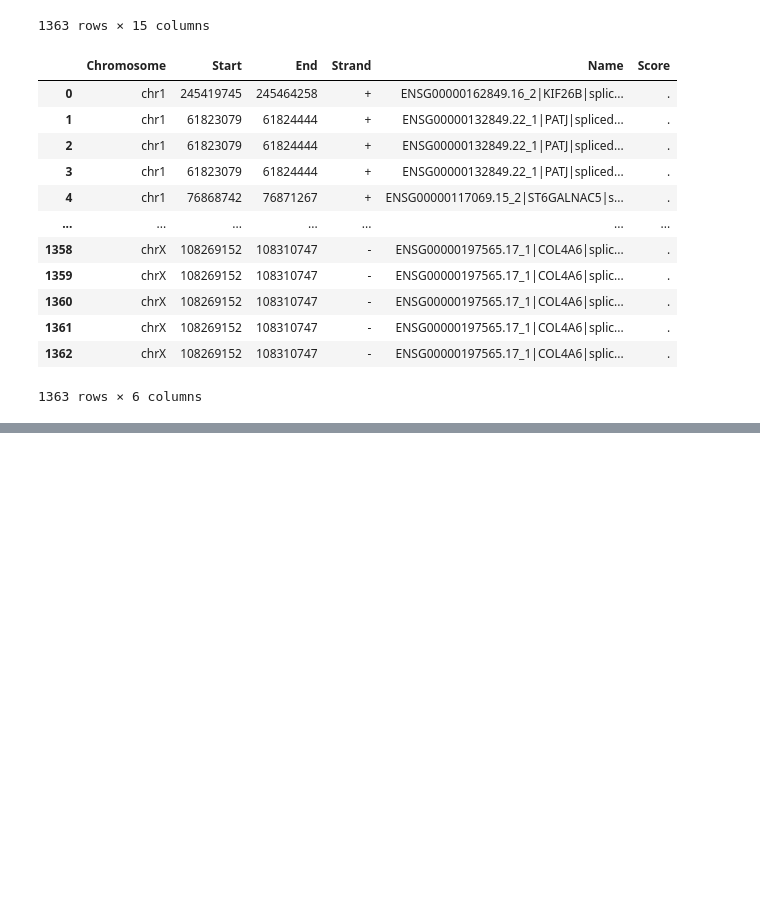
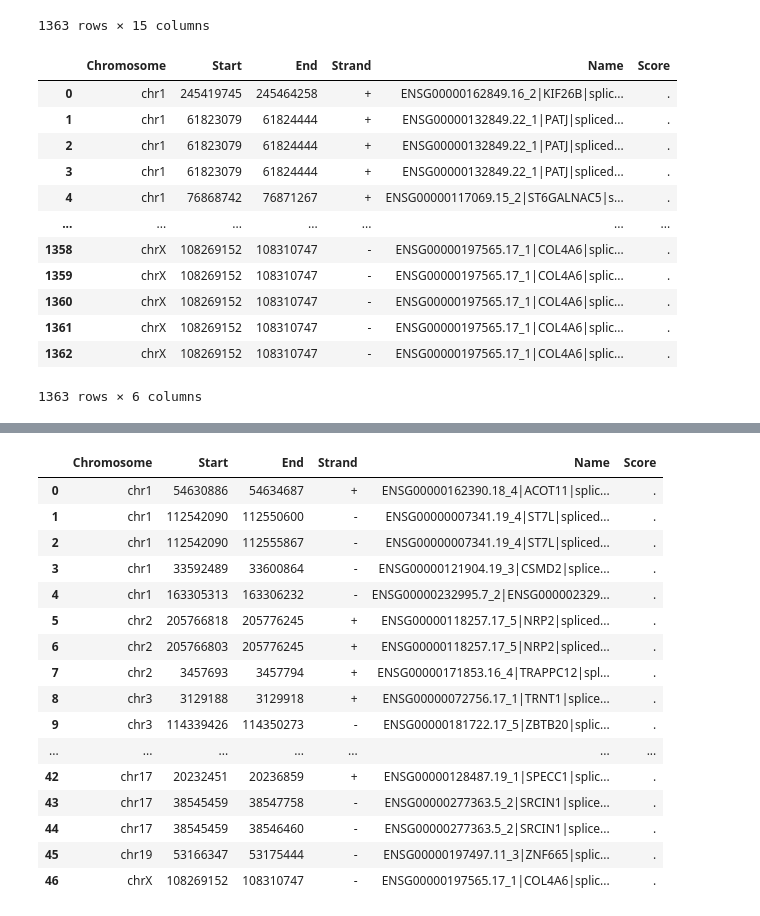
Before and after one commit to frattalab/tdp43-apa, a Jupyter notebook: postmortem/scripts/last_exons_to_sj.ipynb, the cells around one changed output, grey strips where cells are left out. Cells and saved outputs as stored; diff of their text form; code cells hidden in the pictures; blank space fills up the shorter version.

```diff
--- a/postmortem/scripts/last_exons_to_sj.ipynb
+++ b/postmortem/scripts/last_exons_to_sj.ipynb
@@ -185,0 +216,23 @@ le_sj_clean
+# %%
+# finally generate a cleaned BED-ready file of ref SJs
+le_sj_clean_ref = le_sj_ref[["Name"]]
+le_sj_clean_ref.Score = "."
+le_sj_clean_ref
+# %% [output]
+|  | Chromosome | Start | End | Strand | Name | Score |
+| 0 | chr1 | 54630886 | 54634687 | + | ENSG00000162390.18_4|ACOT11|splic... | . |
+| 1 | chr1 | 112542090 | 112550600 | - | ENSG00000007341.19_4|ST7L|spliced... | . |
+| 2 | chr1 | 112542090 | 112555867 | - | ENSG00000007341.19_4|ST7L|spliced... | . |
+| 3 | chr1 | 33592489 | 33600864 | - | ENSG00000121904.19_3|CSMD2|splice... | . |
+| 4 | chr1 | 163305313 | 163306232 | - | ENSG00000232995.7_2|ENSG000002329... | . |
+| 5 | chr2 | 205766818 | 205776245 | + | ENSG00000118257.17_5|NRP2|spliced... | . |
+| 6 | chr2 | 205766803 | 205776245 | + | ENSG00000118257.17_5|NRP2|spliced... | . |
+| 7 | chr2 | 3457693 | 3457794 | + | ENSG00000171853.16_4|TRAPPC12|spl... | . |
+| 8 | chr3 | 3129188 | 3129918 | + | ENSG00000072756.17_1|TRNT1|splice... | . |
+| 9 | chr3 | 114339426 | 114350273 | - | ENSG00000181722.17_5|ZBTB20|splic... | . |
+| ... | ... | ... | ... | ... | ... | ... |
+| 42 | chr17 | 20232451 | 20236859 | + | ENSG00000128487.19_1|SPECC1|splic... | . |
+| 43 | chr17 | 38545459 | 38547758 | - | ENSG00000277363.5_2|SRCIN1|splice... | . |
+| 44 | chr17 | 38545459 | 38546460 | - | ENSG00000277363.5_2|SRCIN1|splice... | . |
+| 45 | chr19 | 53166347 | 53175444 | - | ENSG00000197497.11_3|ZNF665|splic... | . |
+| 46 | chrX | 108269152 | 108310747 | - | ENSG00000197565.17_1|COL4A6|splic... | . |
```
Also changed, not shown: parts of 15 cells of this notebook.
